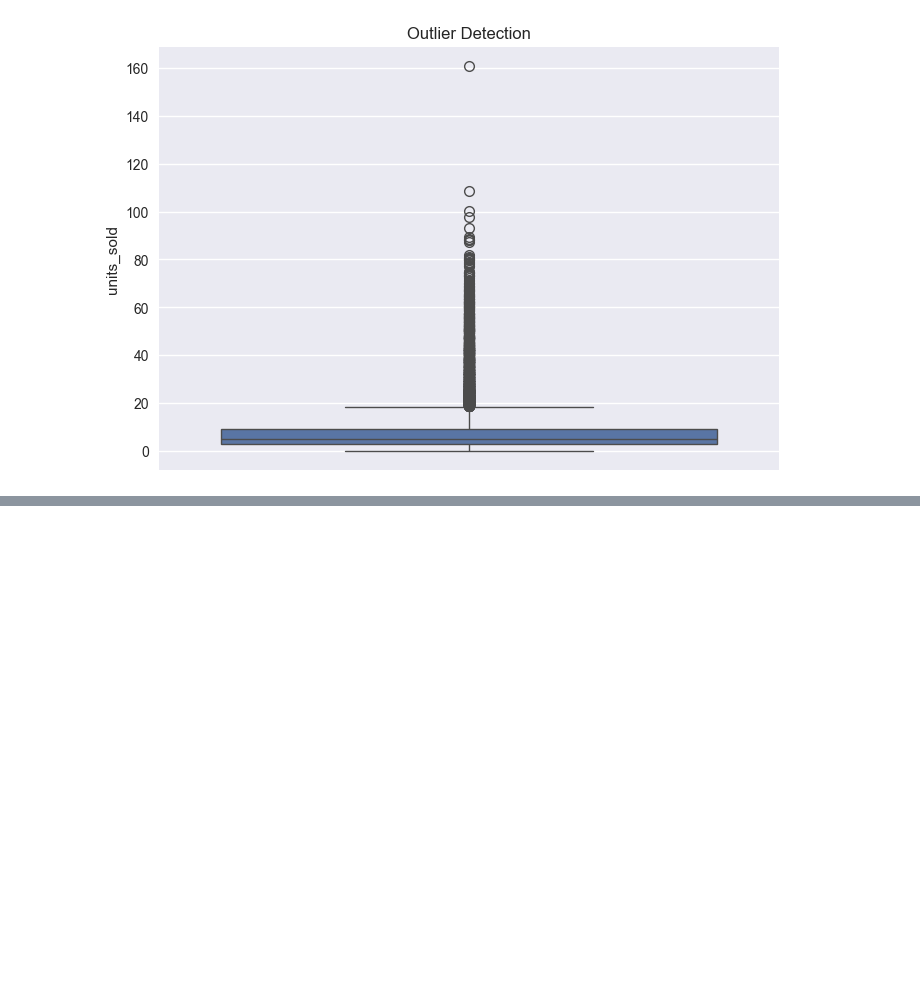
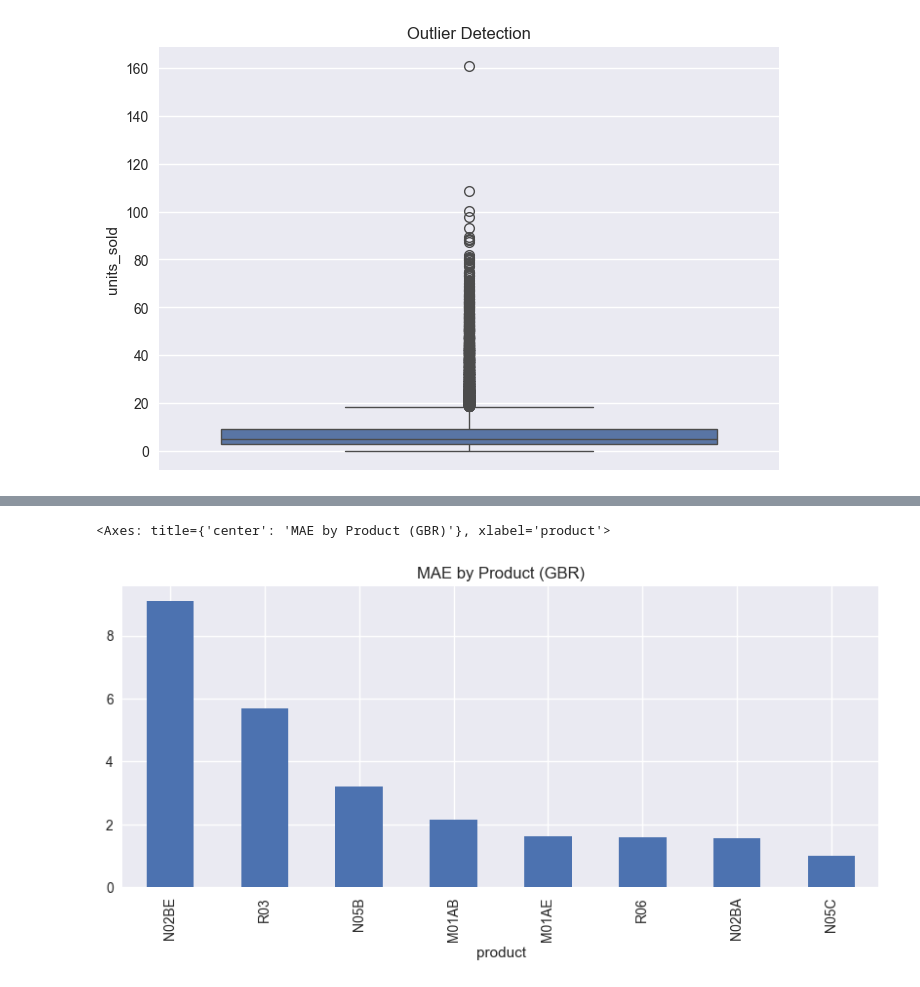
Before and after one commit to PrachiDhurve/medsupply-demand, a Jupyter notebook: notebooks/01_eda.ipynb, the cells around one changed output, grey strips where cells are left out. Drawn from its saved outputs; the diff is of its cells as text; code cells hidden in the pictures; blank space fills up the shorter version.

```diff
--- a/notebooks/01_eda.ipynb
+++ b/notebooks/01_eda.ipynb
@@ -195,0 +436,30 @@ plt.show()
+# %%
+# 1) Start from your test set
+test_eval = test.copy()
+
+# 2) Add predictions
+test_eval["pred_gbr"] = y_predgbr
+
+# 3) Absolute error
+test_eval["abs_error"] = (test_eval["target"] - test_eval["pred_gbr"]).abs()
+
+# 4) Reconstruct product label from one-hot columns
+prod_cols = [c for c in test_eval.columns if c.startswith("product_")]
+test_eval["product"] = (
+    test_eval[prod_cols]
+    .idxmax(axis=1)
+    .str.replace("product_", "", regex=False)
+)
+
+# 5) Per-product performance
+prod_perf = (
+    test_eval.groupby("product")
+    .agg(
+        avg_actual=("target", "mean"),
+        mae=("abs_error", "mean"),
+        count=("abs_error", "count")
+    )
+    .sort_values("mae", ascending=False)
+)
+
+prod_perf
@@ -195,0 +496,5 @@ plt.show()
+# %%
+prod_perf["mae"].plot(kind="bar", figsize=(10,4), title="MAE by Product (GBR)")
+# %% [output]
+<Axes: title={'center': 'MAE by Product (GBR)'}, xlabel='product'>
+[figure, added]
```
Also changed, not shown: parts of 29 cells of this notebook.
